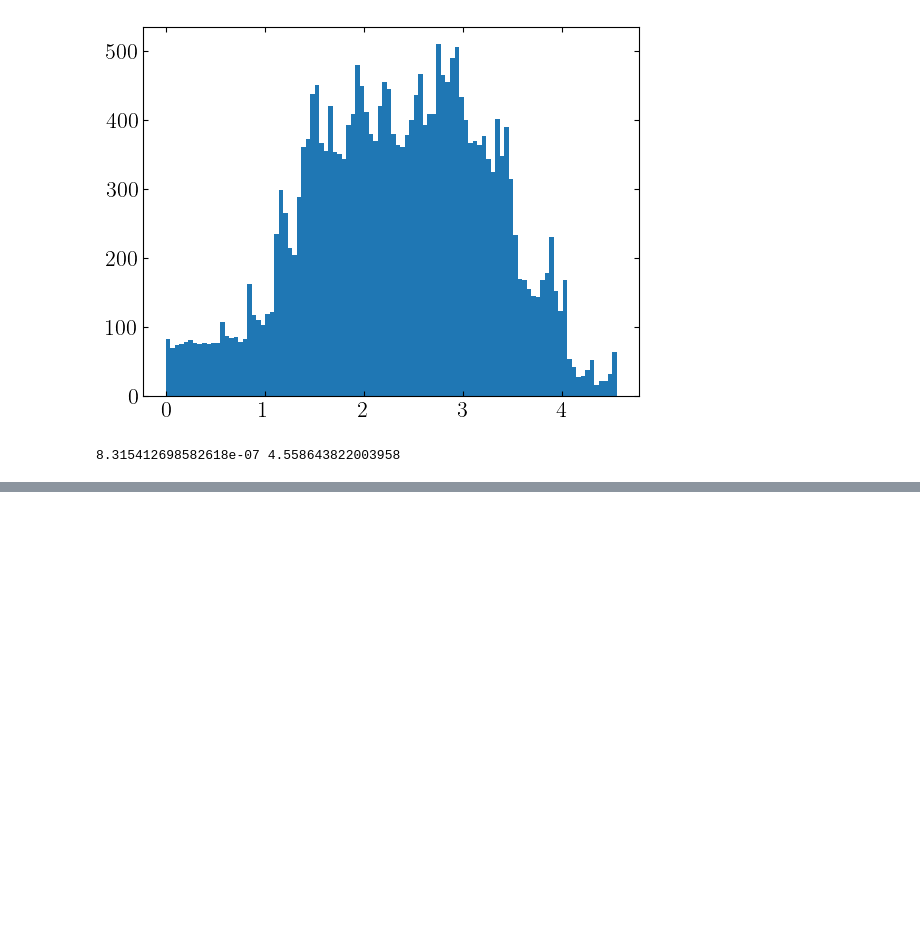
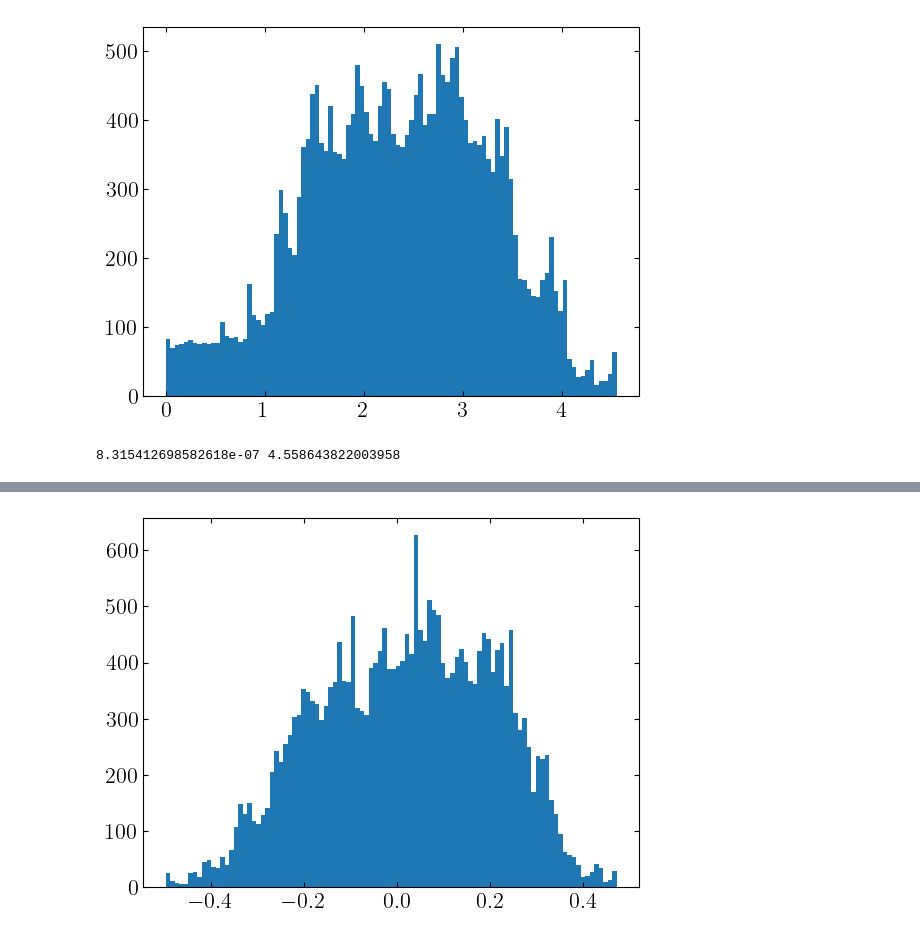
Before and after one commit to j-haralds/MSc_thesis, a Jupyter notebook: program/BasicEulerNN/1_JH_symbol.ipynb, the cells around one changed output, grey strips where cells are left out. Drawn from its saved outputs; the diff is of its cells as text; code cells hidden in the pictures; blank space fills up the shorter version.

```diff
--- a/program/BasicEulerNN/1_JH_symbol.ipynb
+++ b/program/BasicEulerNN/1_JH_symbol.ipynb
@@ -155,2 +141,5 @@ error = preds - y
 # %%
-plt.plot(error, label='Error')
+plt.hist(error,bins=100, label='Error')
+plt.show()
+# %% [output]
+[figure, added]
```
Also changed, not shown: parts of 5 cells of this notebook, 9 other files.
